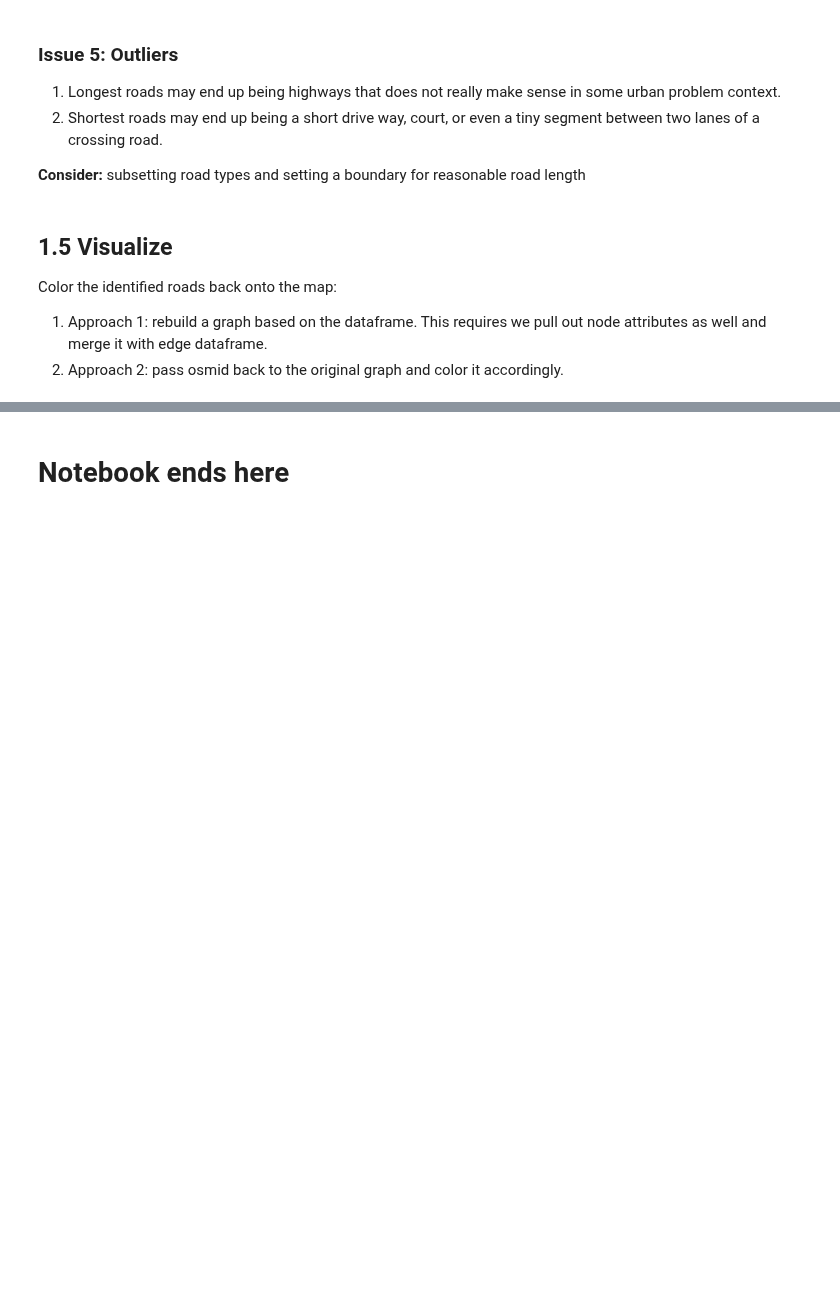
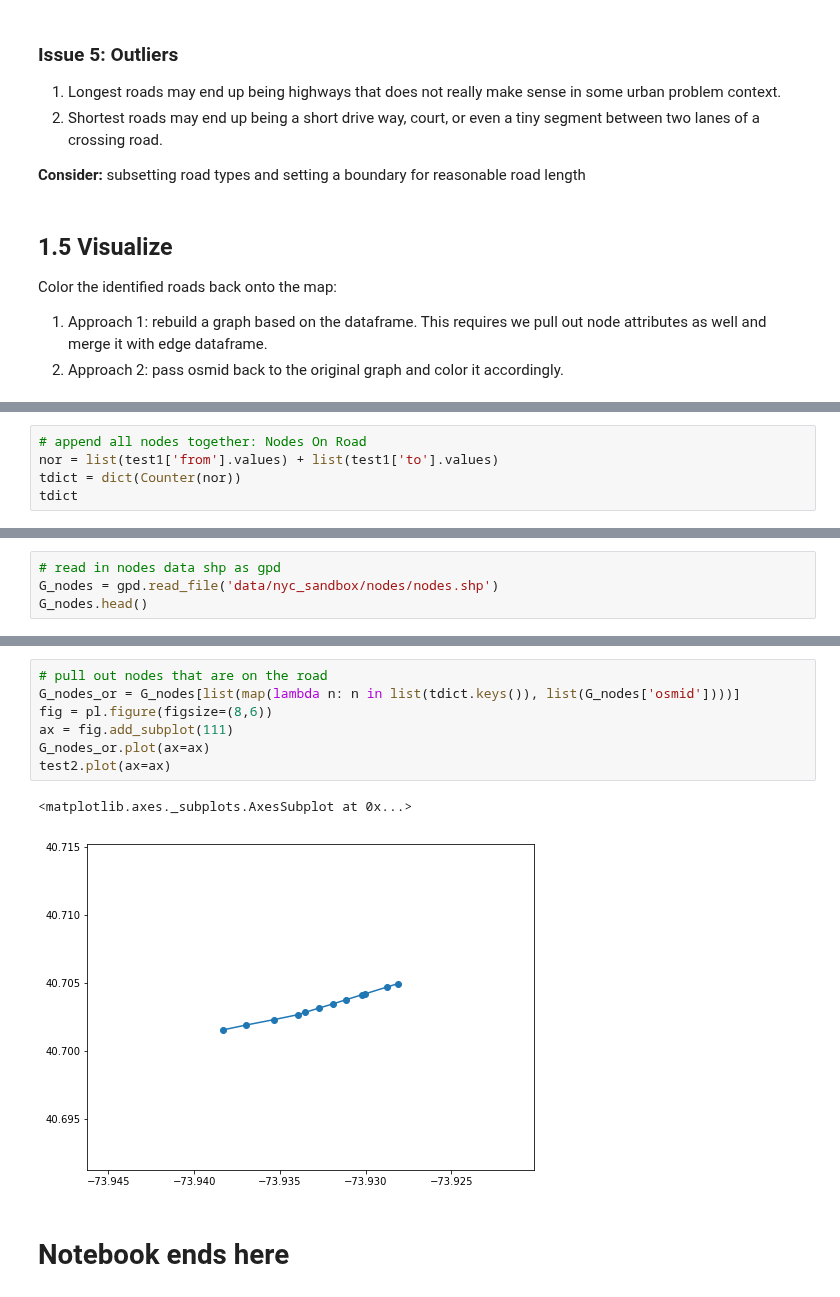
Before and after one commit to argo-marketplace/RadRoads, a Jupyter notebook: notebooks/NYC_sandbox.ipynb, the cells around one changed output, grey strips where cells are left out. Drawn from its saved outputs; the diff is of its cells as text; blank space fills up the shorter version.

```diff
--- a/notebooks/longroad_nyc_sandbox.ipynb
+++ b/notebooks/NYC_sandbox.ipynb
@@ -287,0 +360,5 @@ Color the identified roads back onto the map:
+# %%
+# append all nodes together: Nodes On Road
+nor = list(test1['from'].values) + list(test1['to'].values)
+tdict = dict(Counter(nor))
+tdict
@@ -287,0 +378,4 @@ Color the identified roads back onto the map:
+# %%
+# read in nodes data shp as gpd
+G_nodes = gpd.read_file('data/nyc_sandbox/nodes/nodes.shp')
+G_nodes.head()
@@ -288,2 +389,12 @@ Color the identified roads back onto the map:
+# %%
+# pull out nodes that are on the road
+G_nodes_or = G_nodes[list(map(lambda n: n in list(tdict.keys()), list(G_nodes['osmid'])))]
+fig = pl.figure(figsize=(8,6))
+ax = fig.add_subplot(111)
+G_nodes_or.plot(ax=ax)
+test2.plot(ax=ax)
+# %% [output]
+<matplotlib.axes._subplots.AxesSubplot at 0x...>
+[figure, added]
 # %% [markdown]
 # Notebook ends here
```
Also changed, not shown: parts of 29 cells of this notebook.
